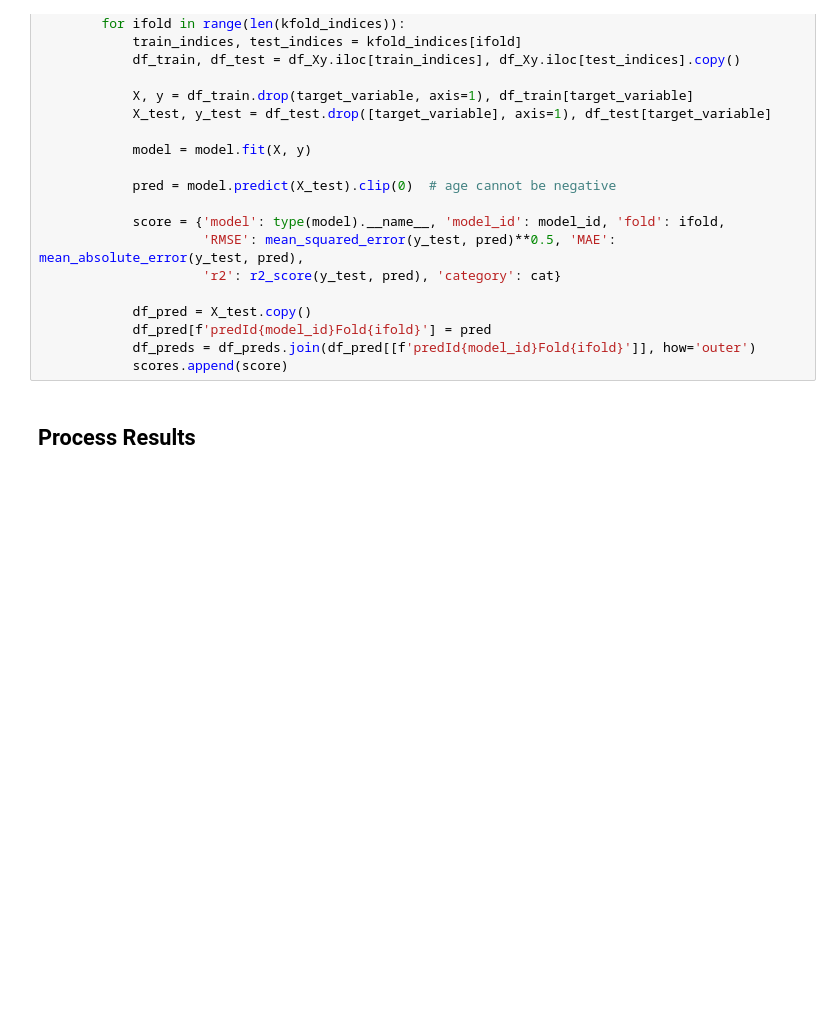
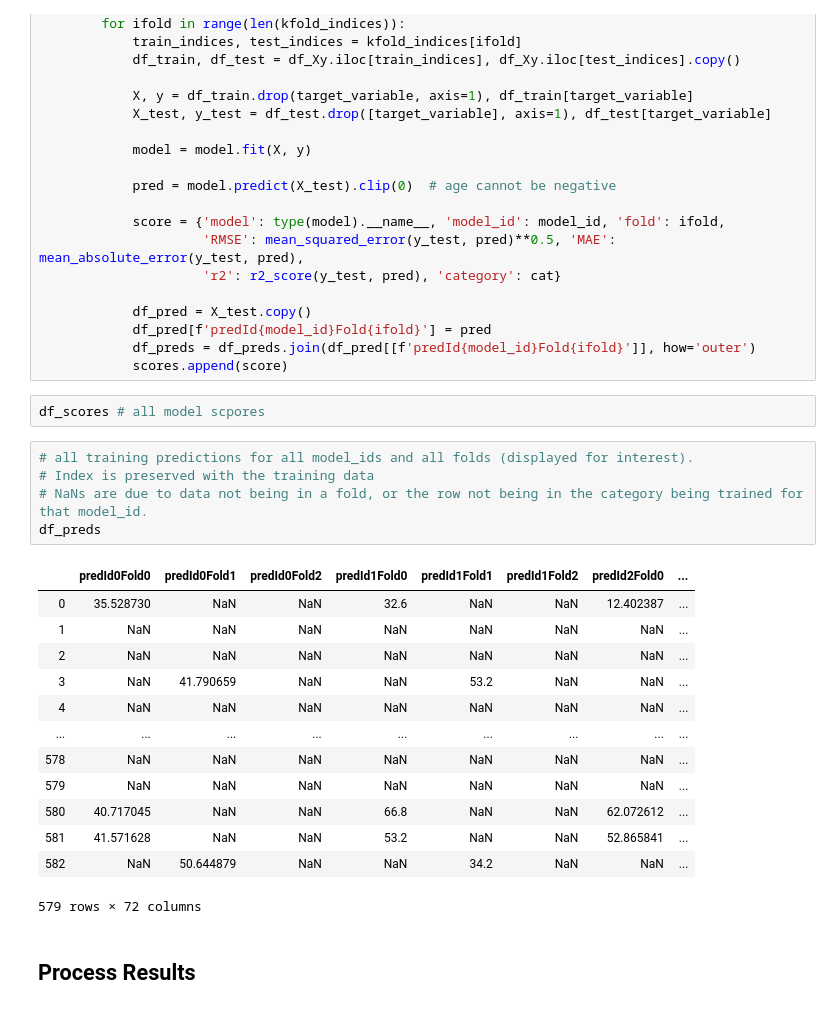
Before and after one commit to sinead-cook/cs, a Jupyter notebook: machine-learning.ipynb, the cells around one changed output. Saved outputs shown, nothing was run; the diff lists cells and outputs as text; blank space fills up the shorter version.

```diff
--- a/machine-learning.ipynb
+++ b/machine-learning.ipynb
@@ -129,6 +150,27 @@ for cat in data.dummy_category.unique():  # train a unique algorithm on each sub
             df_pred[f'predId{model_id}Fold{ifold}'] = pred
             df_preds = df_preds.join(df_pred[[f'predId{model_id}Fold{ifold}']], how='outer')
             scores.append(score)
+# %%
+df_scores # all model scpores
+# %%
+# all training predictions for all model_ids and all folds (displayed for interest).
+# Index is preserved with the training data
+# NaNs are due to data not being in a fold, or the row not being in the category being trained for that model_id.
+df_preds
+# %% [output]
+|  | predId0Fold0 | predId0Fold1 | predId0Fold2 | predId1Fold0 | predId1Fold1 | predId1Fold2 | predId2Fold0 | ... |
+| 0 | 35.528730 | NaN | NaN | 32.6 | NaN | NaN | 12.402387 | ... |
+| 1 | NaN | NaN | NaN | NaN | NaN | NaN | NaN | ... |
+| 2 | NaN | NaN | NaN | NaN | NaN | NaN | NaN | ... |
+| 3 | NaN | 41.790659 | NaN | NaN | 53.2 | NaN | NaN | ... |
+| 4 | NaN | NaN | NaN | NaN | NaN | NaN | NaN | ... |
+| ... | ... | ... | ... | ... | ... | ... | ... | ... |
+| 578 | NaN | NaN | NaN | NaN | NaN | NaN | NaN | ... |
+| 579 | NaN | NaN | NaN | NaN | NaN | NaN | NaN | ... |
+| 580 | 40.717045 | NaN | NaN | 66.8 | NaN | NaN | 62.072612 | ... |
+| 581 | 41.571628 | NaN | NaN | 53.2 | NaN | NaN | 52.865841 | ... |
+| 582 | NaN | 50.644879 | NaN | NaN | 34.2 | NaN | NaN | ... |
+579 rows × 72 columns
 # %% [markdown]
 ## Process Results
 # %%
```
Also changed, not shown: parts of 10 cells of this notebook, 1 other file.
